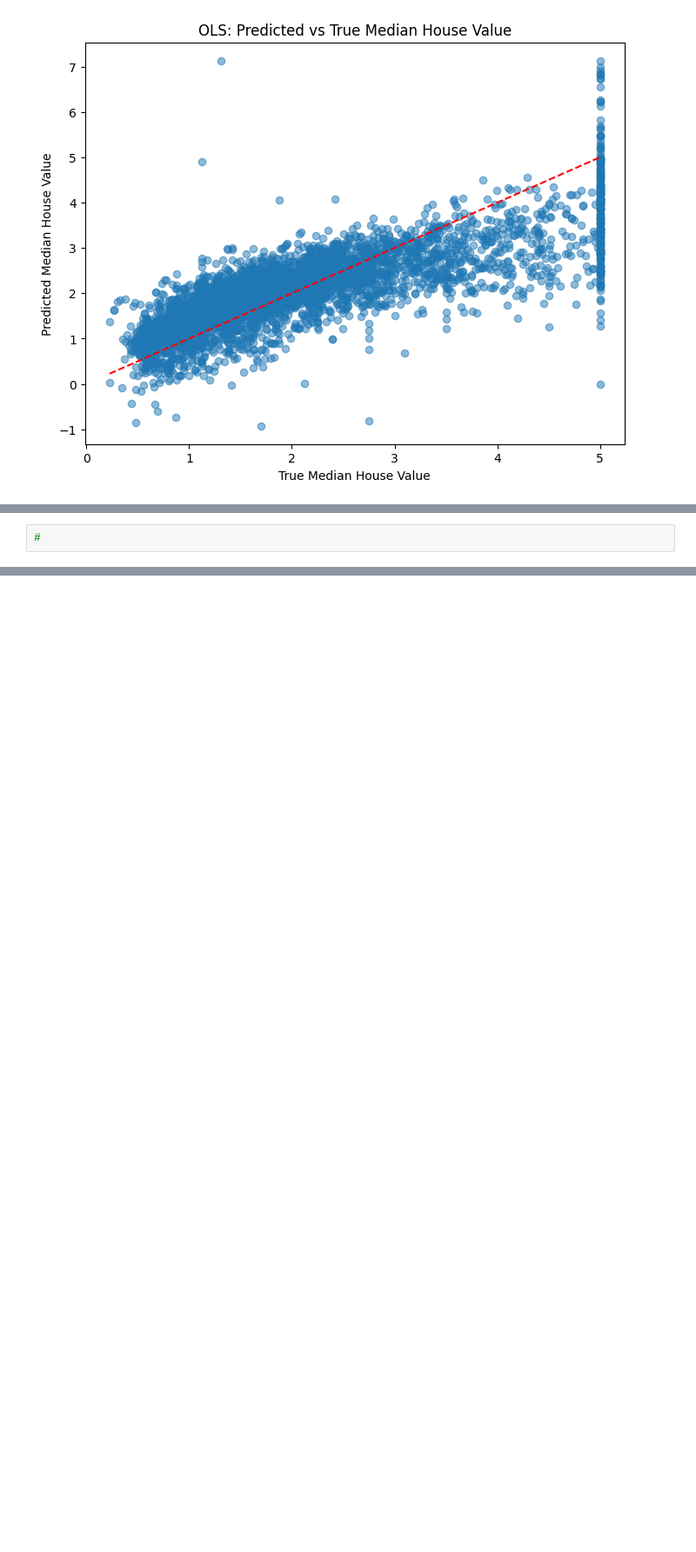
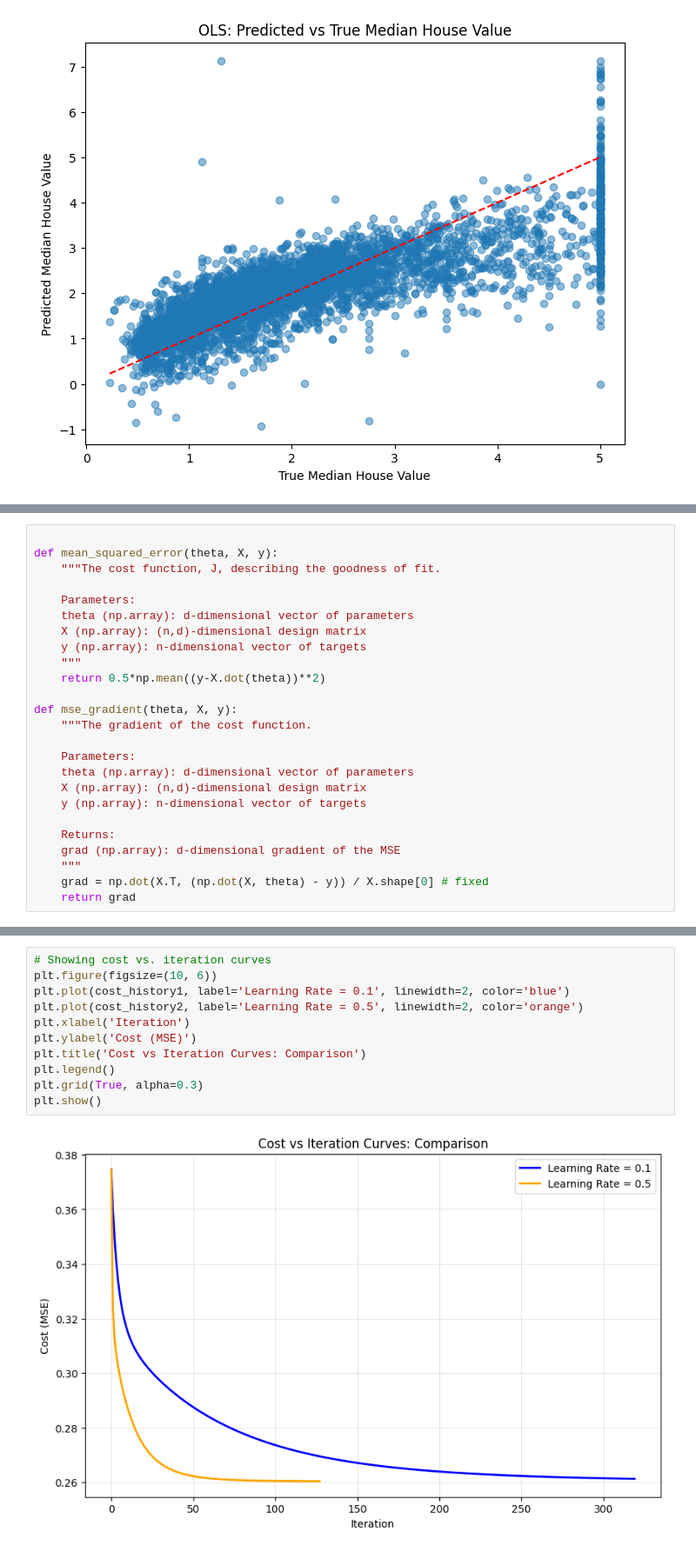
Before and after one commit to bsanchezv/ENEI-2025-ML1-Tarea1, a Jupyter notebook: tarea1.ipynb, the cells around one changed output, grey strips where cells are left out. Shown at 87% size. Cells and saved outputs as stored; diff of their text form; blank space fills up the shorter version.

Commit message:
Gradient descent Part A.3

```diff
--- a/tarea1.ipynb
+++ b/tarea1.ipynb
@@ -174,2 +185,25 @@ plt.show()
 # %%
-#
+
+def mean_squared_error(theta, X, y):
+    """The cost function, J, describing the goodness of fit.
+
+    Parameters:
+    theta (np.array): d-dimensional vector of parameters
+    X (np.array): (n,d)-dimensional design matrix
+    y (np.array): n-dimensional vector of targets
+    """
+    return 0.5*np.mean((y-X.dot(theta))**2)
+
+def mse_gradient(theta, X, y):
+    """The gradient of the cost function.
+
+    Parameters:
+    theta (np.array): d-dimensional vector of parameters
+    X (np.array): (n,d)-dimensional design matrix
+    y (np.array): n-dimensional vector of targets
+
+    Returns:
+    grad (np.array): d-dimensional gradient of the MSE
+    """
+    grad = np.dot(X.T, (np.dot(X, theta) - y)) / X.shape[0] # fixed
+    return grad
@@ -175,0 +304,13 @@ plt.show()
+# %%
+# Showing cost vs. iteration curves
+plt.figure(figsize=(10, 6))
+plt.plot(cost_history1, label='Learning Rate = 0.1', linewidth=2, color='blue')
+plt.plot(cost_history2, label='Learning Rate = 0.5', linewidth=2, color='orange')
+plt.xlabel('Iteration')
+plt.ylabel('Cost (MSE)')
+plt.title('Cost vs Iteration Curves: Comparison')
+plt.legend()
+plt.grid(True, alpha=0.3)
+plt.show()
+# %% [output]
+[figure, added]
```
Also changed, not shown: parts of 20 cells of this notebook.
